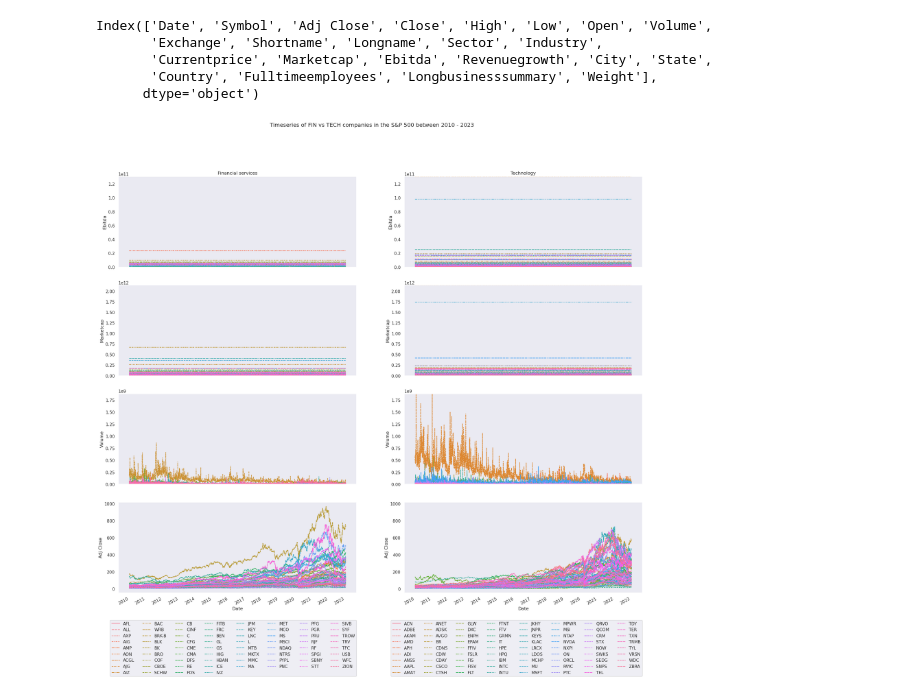
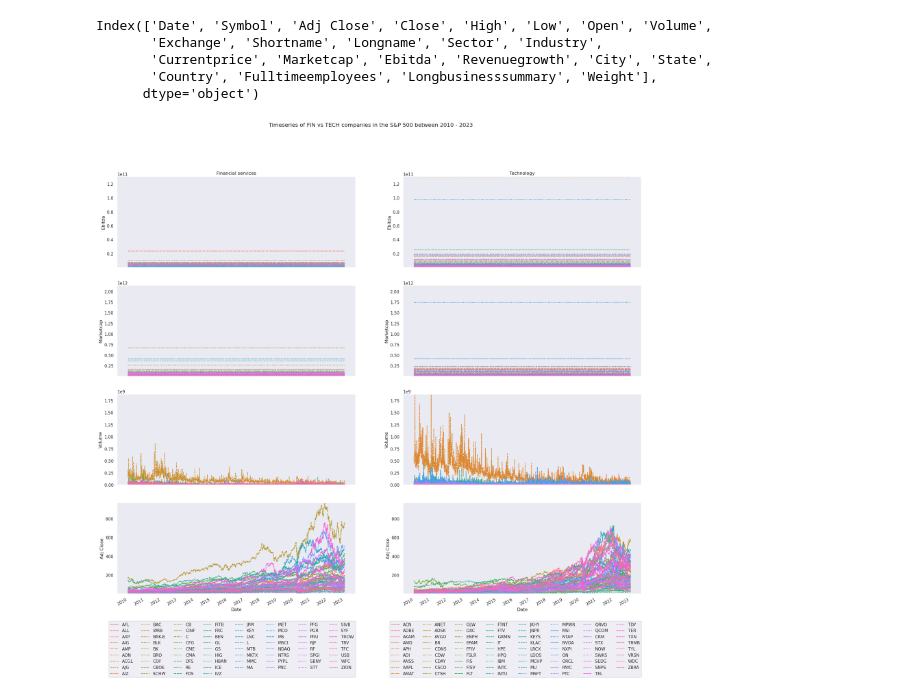
Before and after one commit to chrischank/jse40_sp500_hsi, a Jupyter notebook: notebooks/SP500_EDA.ipynb, the cells around one changed output. Saved outputs shown, nothing was run; the diff lists cells and outputs as text; code cells hidden in the pictures.

```diff
--- a/notebooks/SP500_EDA.ipynb
+++ b/notebooks/SP500_EDA.ipynb
@@ -92,15 +92,25 @@ sns.set_theme(context = "notebook", style = "darkgrid", palette = "pastel")
 fig, axes = plt.subplots(4, 2, figsize = (25, 20), sharex = True)
 fig.suptitle("Timeseries of FIN vs TECH companies in the S&P 500 between 2010 - 2023")
 
-axes[0, 0].set_ylim(0, max(sp500_df["Ebitda"]))
-axes[0, 1].set_ylim(0, max(sp500_df["Ebitda"]))
-axes[1, 0].set_ylim(0, max(sp500_df["Marketcap"]))
-axes[1, 1].set_ylim(0, max(sp500_df["Marketcap"]))
-axes[2, 0].set_ylim(0, max(sp500_df["Volume"]))
-axes[2, 1].set_ylim(0, max(sp500_df["Volume"]))
-#axes[3, 0].set_ylim(0, max(sp500_df["Adj Close"]))
-#axes[3, 1].set_ylim(0, max(sp500_df["Adj Close"]))
+axes[0, 0].set_ylim(min(list(sp500_fin["Ebitda"]) + list(sp500_tech["Ebitda"])),
+                    max(list(sp500_fin["Ebitda"]) + list(sp500_tech["Ebitda"])))
+axes[0, 1].set_ylim(min(list(sp500_fin["Ebitda"]) + list(sp500_tech["Ebitda"])),
+                    max(list(sp500_fin["Ebitda"]) + list(sp500_tech["Ebitda"])))
 
+axes[1, 0].set_ylim(min(list(sp500_fin["Marketcap"]) + list(sp500_tech["Marketcap"])),
+                    max(list(sp500_fin["Marketcap"]) + list(sp500_tech["Marketcap"])))
+axes[1, 1].set_ylim(min(list(sp500_fin["Marketcap"]) + list(sp500_tech["Marketcap"])),
+                    max(list(sp500_fin["Marketcap"]) + list(sp500_tech["Marketcap"])))
+
+axes[2, 0].set_ylim(min(list(sp500_fin["Volume"]) + list(sp500_tech["Volume"])),
+                    max(list(sp500_fin["Volume"]) + list(sp500_tech["Volume"])))
+axes[2, 1].set_ylim(min(list(sp500_fin["Volume"]) + list(sp500_tech["Volume"])),
+                    max(list(sp500_fin["Volume"]) + list(sp500_tech["Volume"])))
+
+axes[3, 0].set_ylim(min(list(sp500_fin["Adj Close"]) + list(sp500_tech["Adj Close"])),
+                    max(list(sp500_fin["Adj Close"]) + list(sp500_tech["Adj Close"])))
+axes[3, 1].set_ylim(min(list(sp500_fin["Adj Close"]) + list(sp500_tech["Adj Close"])),
+                    max(list(sp500_fin["Adj Close"]) + list(sp500_tech["Adj Close"])))
 
 # Financial services on left column
 EBITDA_FINtime = sns.lineplot(data = sp500_fin, x = "Date", y = "Ebitda", ax = axes[0, 0],
@@ -124,34 +134,34 @@ CAP_TECHtime = sns.lineplot(data = sp500_tech, x = "Date", y = "Marketcap", ax =
 
 Volume_TECHtime = sns.lineplot(data = sp500_tech, x = "Date", y = "Volume", ax = axes[2, 1],
                            hue = sp500_tech["Symbol"], style = sp500_tech["Symbol"], legend = False).sharey(Volume_FINtime)
 
 AClose_TECHtime = sns.lineplot(data = sp500_tech, x = "Date", y = "Adj Close", ax = axes[3, 1],
                            hue = sp500_tech["Symbol"], style = sp500_tech["Symbol"], legend = True).sharey(AClose_FINtime)
 
 
 axes[3, 0].legend(bbox_to_anchor = (1, -0.3), borderaxespad = 0, ncol = 8)
 axes[0, 0].set_title("Financial services")
 
 axes[3, 1].legend(bbox_to_anchor = (1, -0.3), borderaxespad = 0, ncol = 8)
 axes[0, 1].set_title("Technology")
 
 for ax in axes[:, 0]:
     ax.xaxis.set_major_locator(mdates.YearLocator())
     ax.grid()
     for label in ax.get_xticklabels(which = 'major'):
         label.set(rotation = 30, horizontalalignment = 'right')
 
 for ax in axes[:, 1]:
     ax.xaxis.set_major_locator(mdates.YearLocator())
     ax.grid()
     for label in ax.get_xticklabels(which = 'major'):
         label.set(rotation = 30, horizontalalignment = 'right')
 
 plt.savefig("../reports/figures/FINvsTECH_s&p500.png", format = "png", bbox_inches = "tight")
 
 plt.show()
 # %% [output]
-[figure, old version]
+[figure, new version]
 # %%
 sp500_fin
 # %% [output]
```
Also changed, not shown: parts of 8 cells of this notebook, 14 other files.
